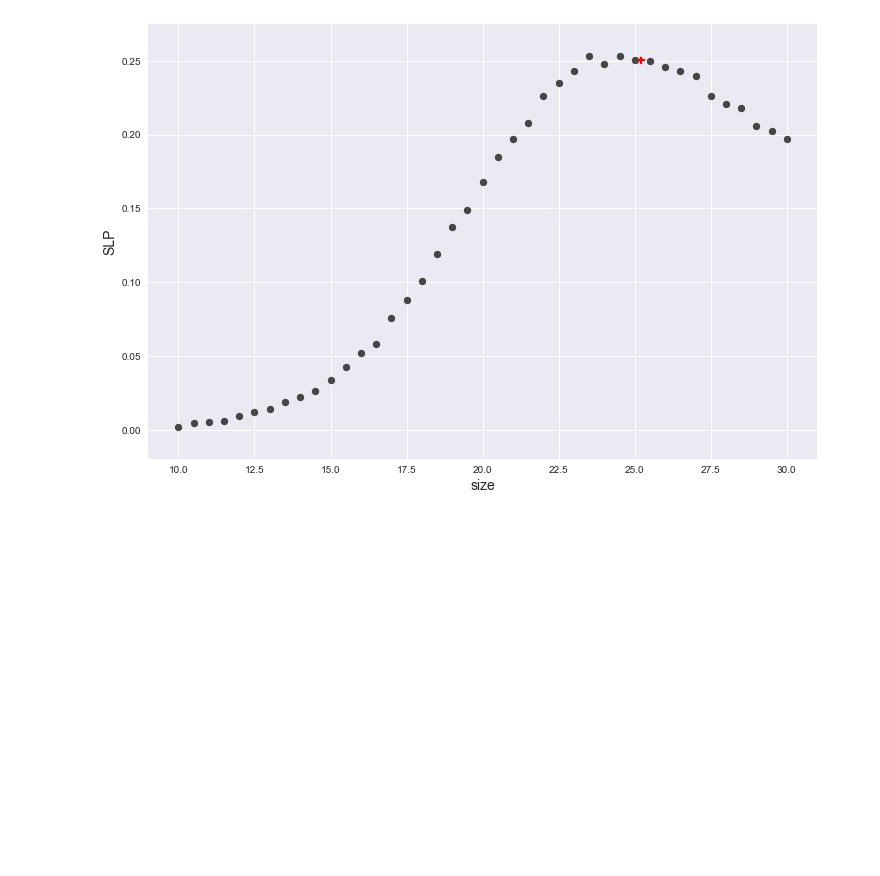
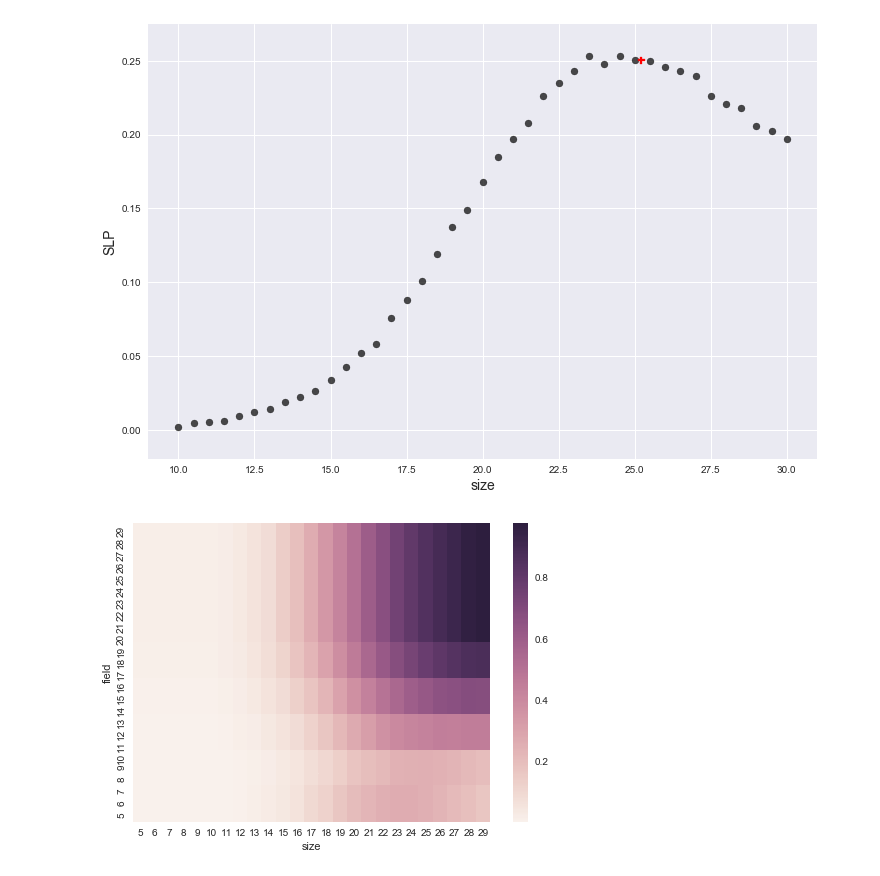
Before and after one commit to cshasha/nano-learn, a Jupyter notebook: slp_predict_from_sim.ipynb, the cells around one changed output. Saved outputs shown, nothing was run; the diff lists cells and outputs as text; code cells hidden in the pictures; blank space fills up the shorter version.

Commit message:
added heatmap

```diff
--- a/slp_predict_from_sim.ipynb
+++ b/slp_predict_from_sim.ipynb
@@ -102,3 +103,25 @@ xlabel(changed_param,fontsize=14)
 show()
 # %% [output]
 [figure]
+# %%
+sizes = []
+slp = []
+fs = []
+fqs = []
+for s in range(5,30):
+    for f in range(5,30):
+        for x in range(100, 1000, 50):
+            p = model.predict([[f, x, s, K, 1]])
+            fs.append(f)
+            slp.append(p[0])
+            sizes.append(s)
+            fqs.append(x)
+
+df = pd.DataFrame({'field': fs,'size':sizes,'frequency':fqs, 'slp': slp})
+# %%
+ax = sns.heatmap(df[df['frequency'] == 250].pivot("field", "size", "slp"))
+ax.invert_yaxis()
+
+show()
+# %% [output]
+[figure, added]
```
Also changed, not shown: parts of 1 cell of this notebook.
